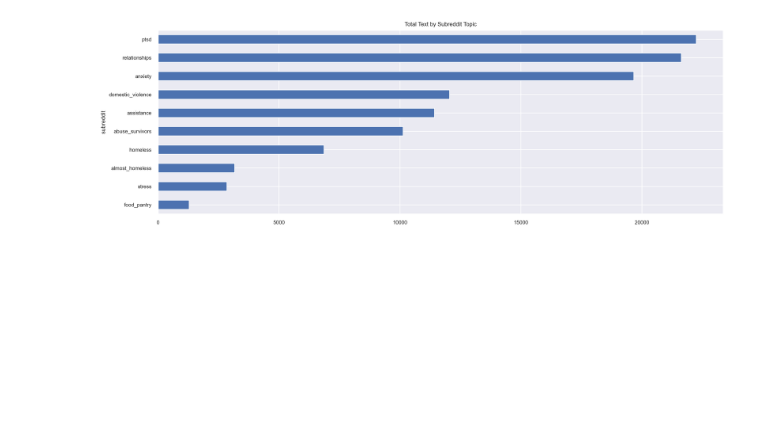
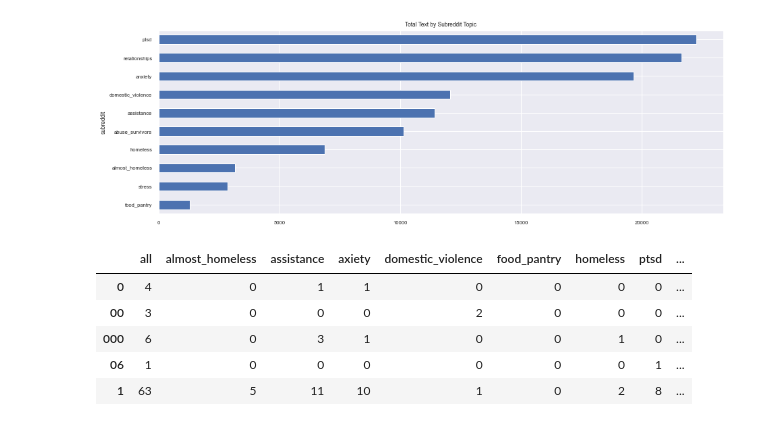
Before and after one commit to mijailmariano/reddit_stress_detection, a Jupyter notebook: working_notebook.ipynb, the cells around one changed output. Saved outputs shown, nothing was run; the diff lists cells and outputs as text; code cells hidden in the pictures; blank space fills up the shorter version.

```diff
--- a/working_notebook.ipynb
+++ b/working_notebook.ipynb
@@ -783,0 +796,51 @@ plt.show()
+# %%
+# what about identifying unique subreddit words or topics used by subreddit?
+# start by concatinating all subreddit series
+
+subreddit_counts = (
+            # combining all subreddit series as one mass df with ea. word representing a unique record and ea. value representing a total use count by subreddit topic
+            # i am also sorting the records by
+            pd.concat(
+                [all_freq,
+                almost_homeless_freq,
+                assistance_freq,
+                axiety_freq,
+                domestic_violence_freq,
+                food_pantry_freq,
+                homeless_freq,
+                ptsd_freq,
+                relationships_freq,
+                stress_freq,
+                survivors_freq],
+                axis = 1,
+                sort = True) \
+                    # renaming the columns to their appropriate subreddit topic
+                    .set_axis(
+                        ['all',
+                        'almost_homeless',
+                        'assistance',
+                        'axiety',
+                        'domestic_violence',
+                        'food_pantry',
+                        'homeless',
+                        'ptsd',
+                        'relationships',
+                        'stress',
+                        'survivors'],
+                        axis = 1,
+                        inplace = False) \
+                                # filling any missing or NULL values with zeros
+                                .fillna(0) \
+                                        # converting observation values to interger type data
+                                        .apply(lambda s: s.astype(int)))
+# %%
+# check the new df head
+
+subreddit_counts.head()
+# %% [output]
+|  | all | almost_homeless | assistance | axiety | domestic_violence | food_pantry | homeless | ptsd | ... |
+| 0 | 4 | 0 | 1 | 1 | 0 | 0 | 0 | 0 | ... |
+| 00 | 3 | 0 | 0 | 0 | 2 | 0 | 0 | 0 | ... |
+| 000 | 6 | 0 | 3 | 1 | 0 | 0 | 1 | 0 | ... |
+| 06 | 1 | 0 | 0 | 0 | 0 | 0 | 0 | 1 | ... |
+| 1 | 63 | 5 | 11 | 10 | 1 | 0 | 2 | 8 | ... |
```
Also changed, not shown: parts of 3 cells of this notebook.
